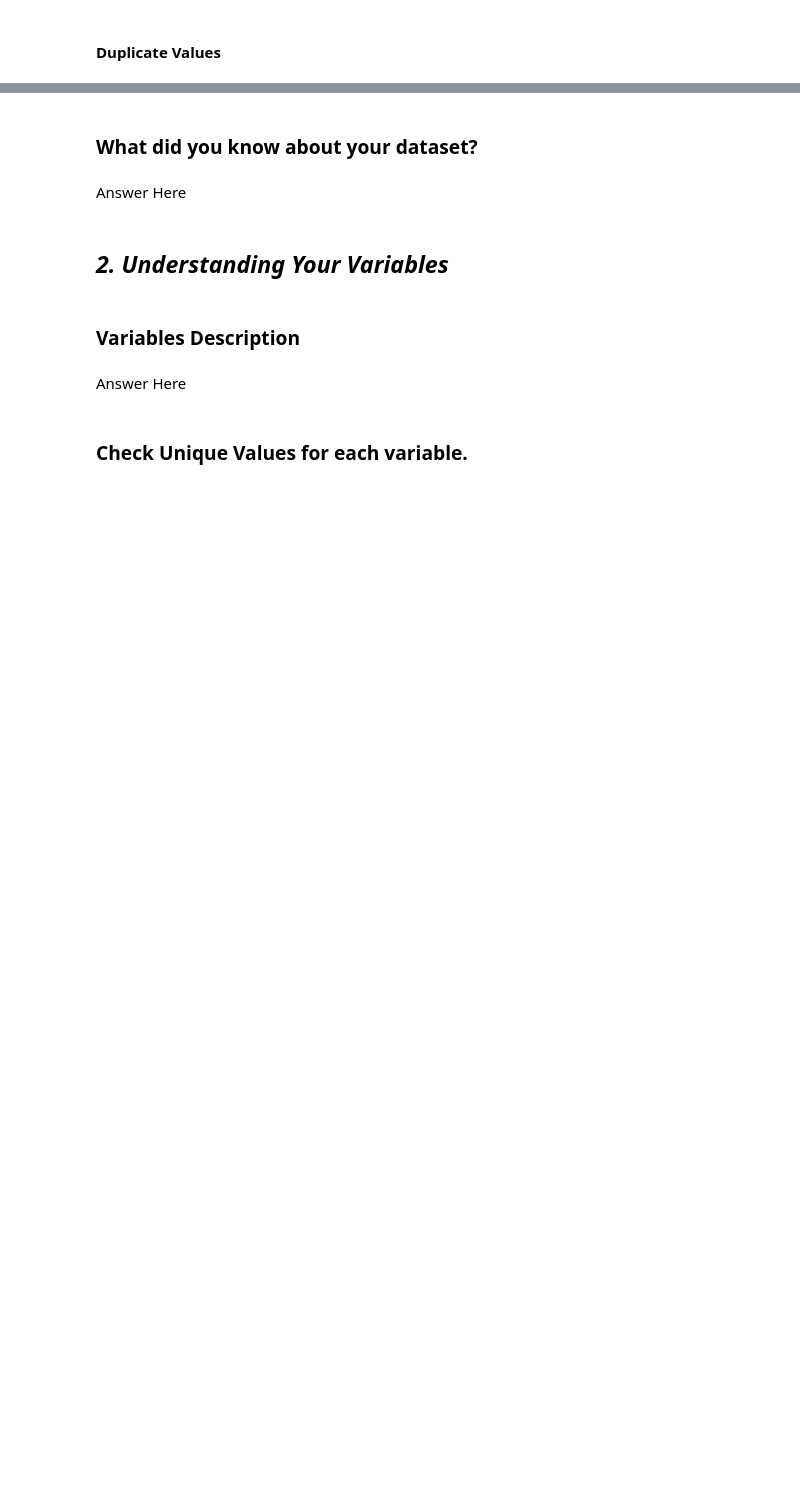
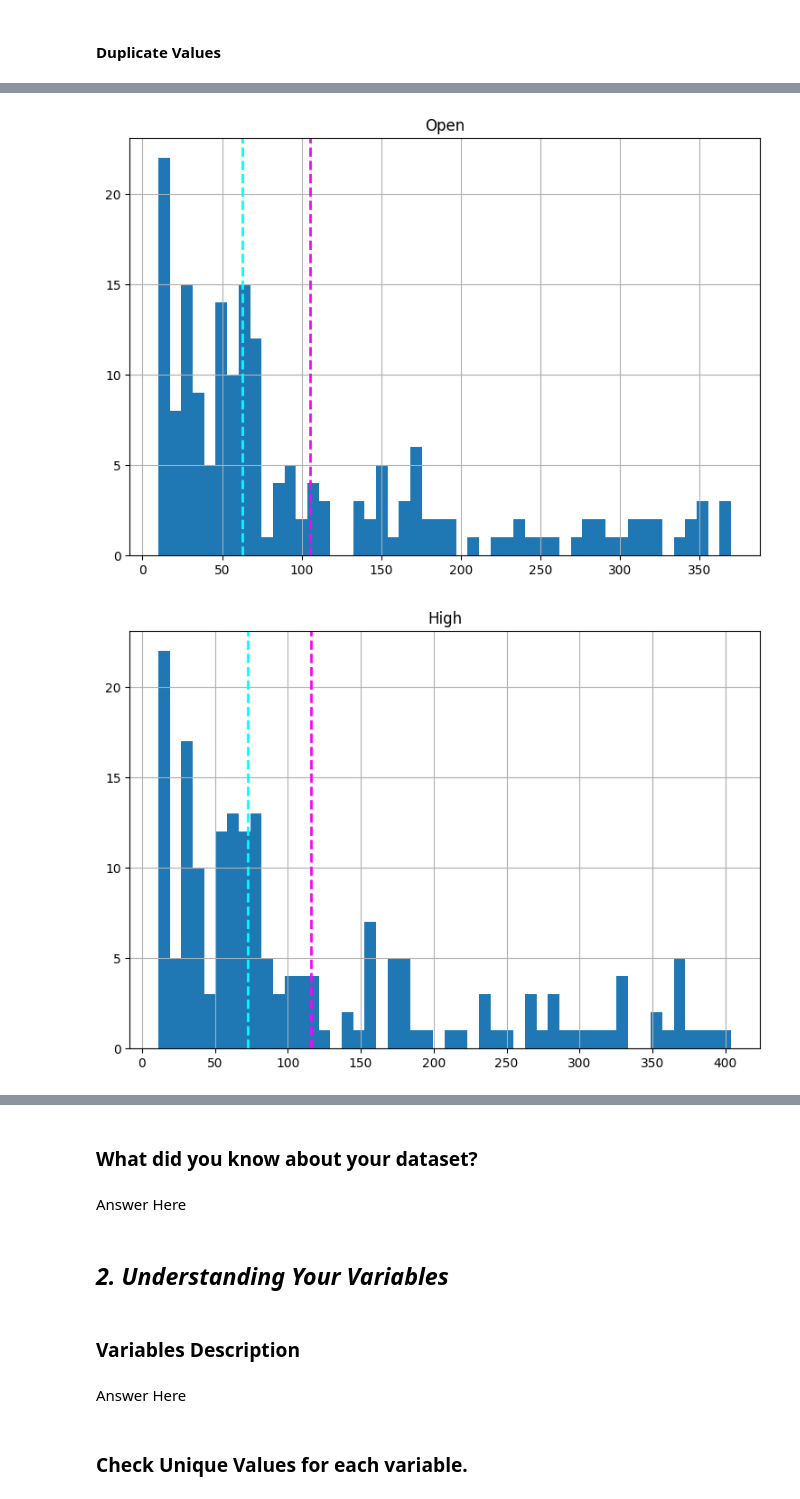
Before and after one commit to Aneel45/Yes_bank_stock_closing_price_detections, a Jupyter notebook: Yes_bank_stock_closing_price_detection_capstone_project.ipynb, the cells around one changed output, grey strips where cells are left out. Cells and saved outputs as stored; diff of their text form; code cells hidden in the pictures; blank space fills up the shorter version.

```diff
--- a/Yes_bank_stock_closing_price_detection_capstone_project.ipynb
+++ b/Yes_bank_stock_closing_price_detection_capstone_project.ipynb
@@ -100,0 +243,12 @@ M - Multivariate Analysis
+# %%
+
+# visualise the data
+fig = px.line(df, df['Date'], df['Close'], title='Monthly closing price')
+fig.update_layout(
+    xaxis=dict(title='Year'),
+    yaxis=dict(title='Closing price'),
+    autosize=False,
+    width=1400,
+    height=400)
+
+fig.show()
@@ -100,0 +257,15 @@ M - Multivariate Analysis
+# %%
+# Check for skewness in the dataset
+numeric_features = df.describe().columns
+for col in numeric_features[0:4]:
+    fig = plt.figure(figsize=(9, 6))
+    ax = fig.gca()
+    feature = df[col]
+    feature.hist(bins=50, ax = ax)
+    ax.axvline(feature.mean(), color='magenta', linestyle='dashed', linewidth=2)
+    ax.axvline(feature.median(), color='cyan', linestyle='dashed', linewidth=2)
+    ax.set_title(col)
+    plt.show()
+# %% [output]
+[figure, added]
+[figure, added]
```
Also changed, not shown: parts of 26 cells of this notebook.
